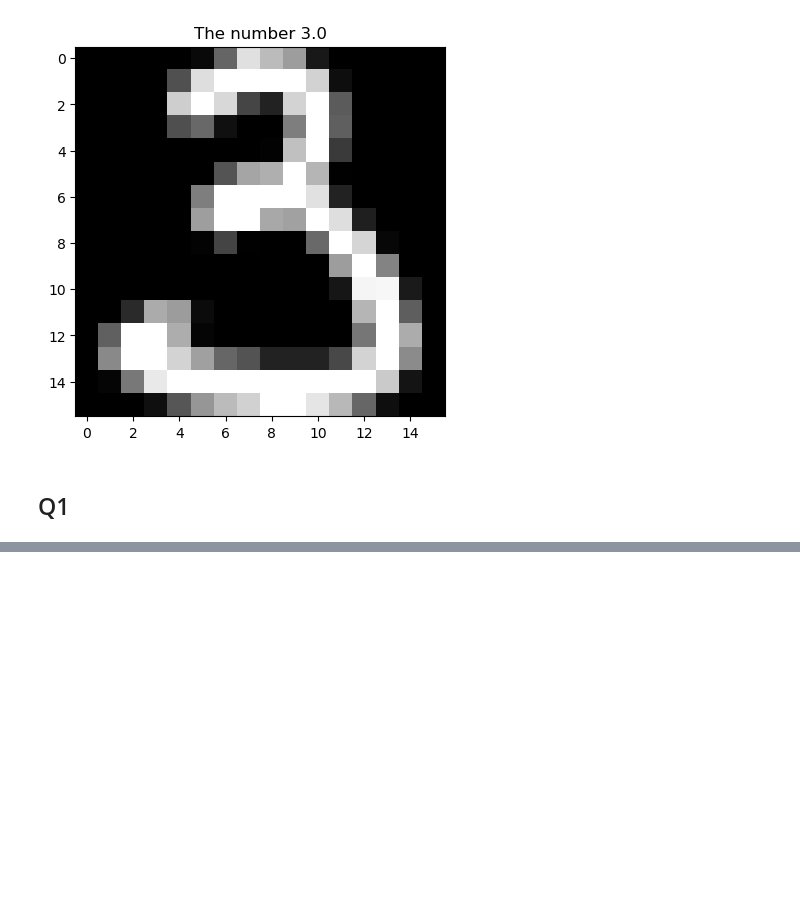
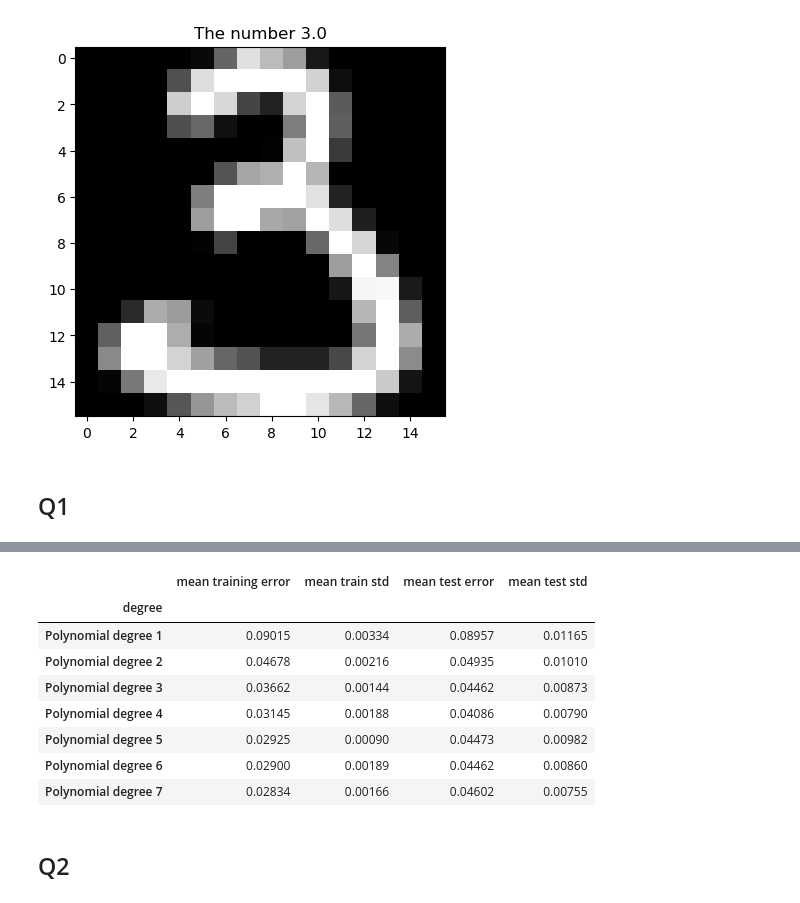
Before and after one commit to marcali/Supervised_Learning_CW2, a Jupyter notebook: KernelPerceptron.ipynb, the cells around one changed output, grey strips where cells are left out. Drawn from its saved outputs; the diff is of its cells as text; code cells hidden in the pictures; blank space fills up the shorter version.

```diff
--- a/KernelPerceptron.ipynb
+++ b/KernelPerceptron.ipynb
@@ -302,0 +174,28 @@ Mean std test errors [0. 0. 0. 0. 0. 0. 0.]
+# %%
+# Create a summary table
+columns = ['degree', 'mean training error', 'mean train std', 'mean test error', 'mean test std']
+
+# Take an average over all the runs
+kernel_perceptron = pd.concat((
+    pd.DataFrame(mean_train_errors, columns=[columns[1]]),
+    pd.DataFrame(mean_std_train_errors,columns=[columns[2]]),
+    pd.DataFrame(mean_test_errors, columns=[columns[3]]),
+    pd.DataFrame(mean_std_test_errors, columns=[columns[4]])), axis=1
+)
+kernel_perceptron.set_index('Polynomial degree ' + pd.Series(d_range).astype(str), inplace=True)
+kernel_perceptron.index.name = 'degree'
+kernel_perceptron = kernel_perceptron.style.format("{:.5f}")
+
+kernel_perceptron
+# %% [output]
+|  | mean training error | mean train std | mean test error | mean test std |
+| degree |  |  |  |  |
+| Polynomial degree 1 | 0.09015 | 0.00334 | 0.08957 | 0.01165 |
+| Polynomial degree 2 | 0.04678 | 0.00216 | 0.04935 | 0.01010 |
+| Polynomial degree 3 | 0.03662 | 0.00144 | 0.04462 | 0.00873 |
+| Polynomial degree 4 | 0.03145 | 0.00188 | 0.04086 | 0.00790 |
+| Polynomial degree 5 | 0.02925 | 0.00090 | 0.04473 | 0.00982 |
+| Polynomial degree 6 | 0.02900 | 0.00189 | 0.04462 | 0.00860 |
+| Polynomial degree 7 | 0.02834 | 0.00166 | 0.04602 | 0.00755 |
+# %% [markdown]
+## Q2
```
Also changed, not shown: parts of 18 cells of this notebook, 1 other file.
